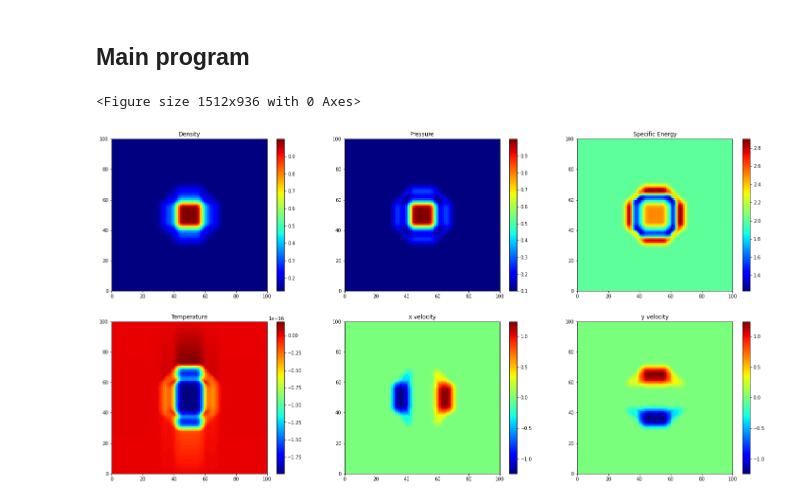
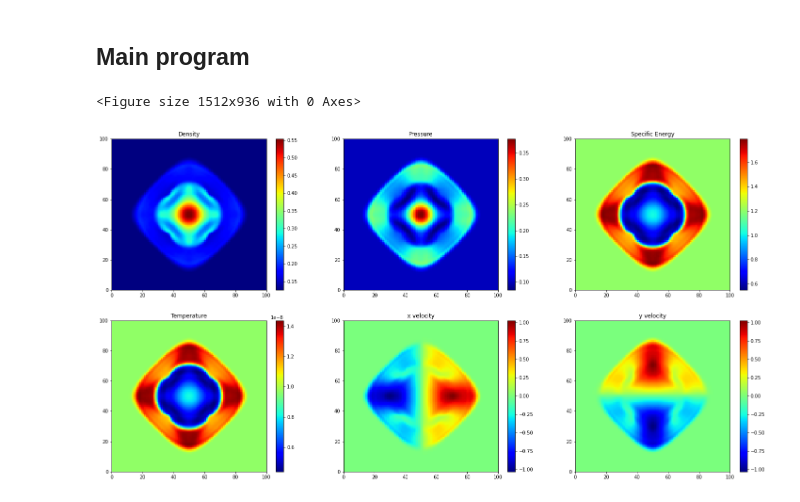
Before and after one commit to changhyun-cho/astrophysics, a Jupyter notebook: hydrodynamics/Testing 2D Hydrocode.ipynb, the cells around one changed output. Drawn from its saved outputs; the diff is of its cells as text; code cells hidden in the pictures.

```diff
--- a/hydrodynamics/Testing 2D Hydrocode.ipynb
+++ b/hydrodynamics/Testing 2D Hydrocode.ipynb
@@ -233,7 +233,7 @@ def s_update_energy():
             e[k,j] -= dt*P_half[k,j]*((u[k,j+1]-u[k,j])/dx + (w[k+1,j]-w[k,j])/dy)
 
     P = e*(gamma-1.) #e*rho*(gamma-1.)
-    T = (gamma-1.)*(dV*e)/k_b #(gamma-1.)*(rho*dV*e)/k_b
+    T = e/(cv*rho) #(gamma-1.)*(dV*e)/k_b #(gamma-1.)*(rho*dV*e)/k_b
 
     apply_BCs(e)
     apply_BCs(P)
@@ -505,9 +504,8 @@ def ad_update_energy():
 
     apply_BCs(e)
 
-
     P = e*(gamma-1.) #e*rho*(gamma-1.)
-    T = (gamma-1.)*(dV*e)/k_b #(gamma-1.)*(rho*dV*e)/k_b
+    T = e/(cv*rho) #(gamma-1.)*(dV*e)/k_b #(gamma-1.)*(rho*dV*e)/k_b
 
     apply_BCs(P)
     apply_BCs(T)
@@ -580,12 +578,12 @@ def ad_update_velocity():
     apply_BCs(w)
 # %%
 def ad_update_temperature():
-    global ilo, ihi, dV
+    global ilo, ihi, dV, cv
     global rho, e, T
 
     for k in range(ilo,ihi):
         for j in range(ilo,ihi):
-            T[k,j] = (gamma-1.)*(dV*e[k,j])/k_b #(gamma-1.)*(rho[k,j]*dV*e[k,j])/k_b
+            T[k,j] = e[k,j]/(cv*rho[k,j]) #(gamma-1.)*(dV*e[k,j])/k_b #(gamma-1.)*(rho[k,j]*dV*e[k,j])/k_b
     apply_BCs(T)
 # %%
 def solve_advection():
@@ -707,9 +689,9 @@ def rad_obtain_D():
 
     for k in range(ilo,ihi):
         for j in range(ilo,ihi):
-            D[k,j] = 4.*a*c*lamda[k,j]*(0.5*(T[k,j]+T[k-1,j]))**3./(cv*kappa*(rho[k,j]+rho[k-1,j])**2.) #used averaged temperature since it's a vector term
+            D[k,j] = 4.*a*c*lamda[k,j]*((0.5*(T[k,j]+T[k-1,j]))**3.)/(cv*kappa*((0.5*(rho[k,j]+rho[k-1,j]))**2.)) #used averaged temperature since it's a vector term
 
     apply_BCs(D)
 
-rad_obtain_D()
-print(D[:,ilo+50],np.max(D),np.min(D))
+#rad_obtain_D()
+#print(D[:,ilo+50],np.max(D),np.min(D))
@@ -815,36 +761,36 @@ def rad_transport():
 setup_grid()
 
 fill_ICs(type="1+1d shock") #1+1d shock
-tmax = 100
+tmax = 200
 #evolution_2d(tmax)
 #evolution_1d(tmax)
 
 for i in range(tmax):
 
     timestep()
 #    print(dt)
 
     #solve_source()
     s_update_velocity()
     s_update_energy()
     s_apply_artificial_viscosity()
 
     #solve_advection()
     ad_obtain_avg()
     ad_update_density()
     ad_update_energy()
     ad_get_momentum()
     ad_update_momentum()
     ad_update_velocity()
     ad_update_temperature()
 
     rad_transport()
 
 colormaps()
 #total_plots()
 # %% [output]
 <Figure size 1512x936 with 0 Axes>
-[figure, old version]
+[figure, new version]
 # %%
 total_plots()
 # %% [output]
```
Also changed, not shown: parts of 8 cells of this notebook.
